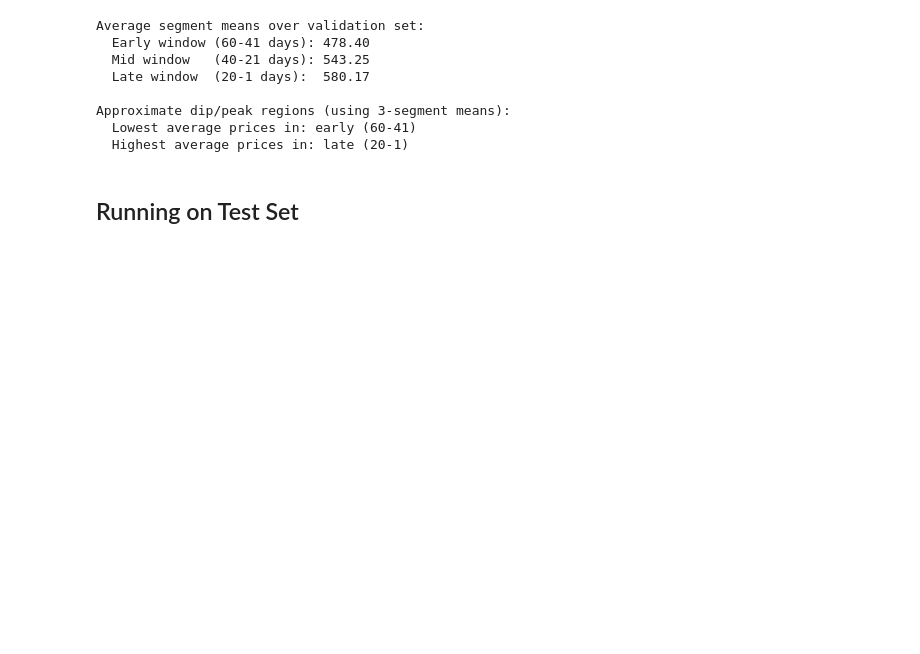
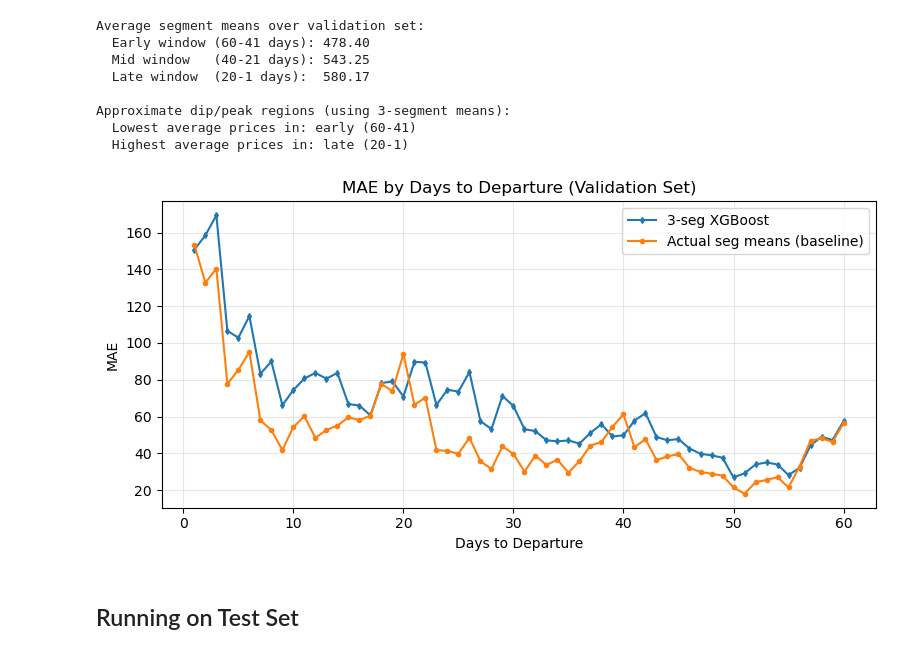
Before and after one commit to AndrasFerenczy/Applied-Machine-Learning-Project-CS-5785, a Jupyter notebook: training.ipynb, the cells around one changed output. Saved outputs shown, nothing was run; the diff lists cells and outputs as text; code cells hidden in the pictures; blank space fills up the shorter version.

Commit message:
Adjusted plots

```diff
--- a/training.ipynb
+++ b/training.ipynb
@@ -566,6 +565,44 @@ Average segment means over validation set:
 Approximate dip/peak regions (using 3-segment means):
   Lowest average prices in: early (60-41)
   Highest average prices in: late (20-1)
+# %%
+y_val_seg_pred = seg_model.predict(X_val)
+y_val_recon = reconstruct_from_segments(y_val_seg_pred, y_val.shape[1])
+
+# baseline: use true segment means (per row) as a non-learned 3-seg reconstruction
+y_val_seg1_true = segment_means(y_val, seg1_mask)
+y_val_seg2_true = segment_means(y_val, seg2_mask)
+y_val_seg3_true = segment_means(y_val, seg3_mask)
+y_val_seg_true = np.hstack([y_val_seg1_true, y_val_seg2_true, y_val_seg3_true])
+y_val_recon_baseline = reconstruct_from_segments(y_val_seg_true, y_val.shape[1])
+
+mae_seg_per_h = []
+mae_baseline_per_h = []
+for h in range(y_val.shape[1]):
+    mae_seg_per_h.append(mean_absolute_error(y_val[:, h], y_val_recon[:, h]))
+    mae_baseline_per_h.append(
+        mean_absolute_error(y_val[:, h], y_val_recon_baseline[:, h])
+    )
+
+mae_seg_per_h = np.array(mae_seg_per_h)
+mae_baseline_per_h = np.array(mae_baseline_per_h)
+
+days = np.arange(1, y_val.shape[1] + 1)
+
+plt.figure(figsize=(8, 4))
+plt.plot(days, mae_seg_per_h, label="3-seg XGBoost", marker="d", ms=3)
+plt.plot(
+    days, mae_baseline_per_h, label="Actual seg means (baseline)", marker="o", ms=3
+)
+plt.xlabel("Days to Departure")
+plt.ylabel("MAE")
+plt.title("MAE by Days to Departure (Validation Set)")
+plt.grid(alpha=0.3)
+plt.legend()
+plt.tight_layout()
+plt.show()
+# %% [output]
+[figure, added]
 # %% [markdown]
 ## Running on Test Set
 # %%
```
Also changed, not shown: parts of 5 cells of this notebook.
